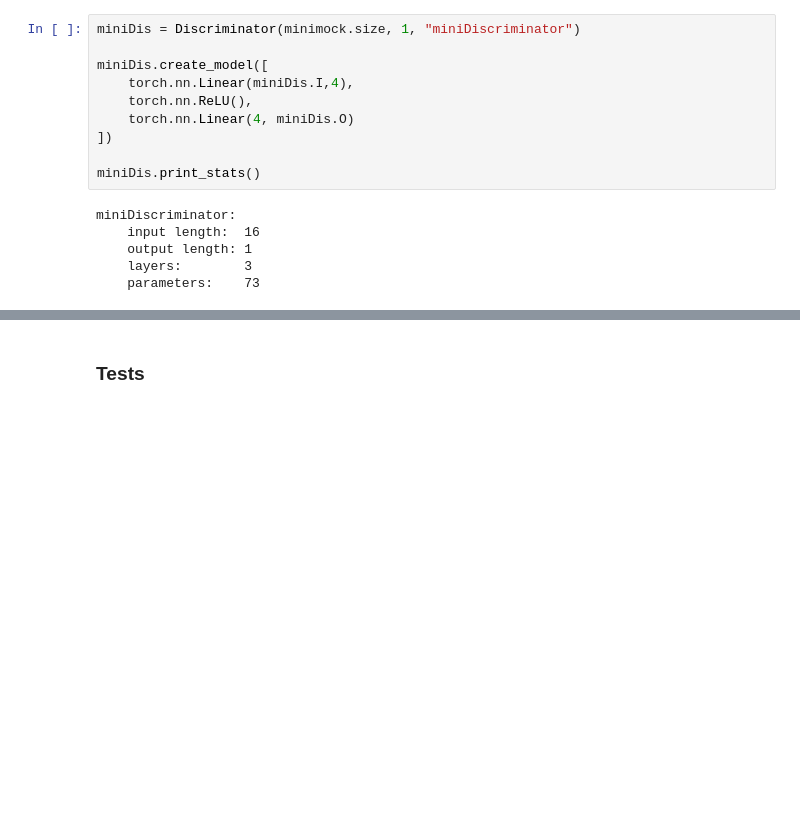
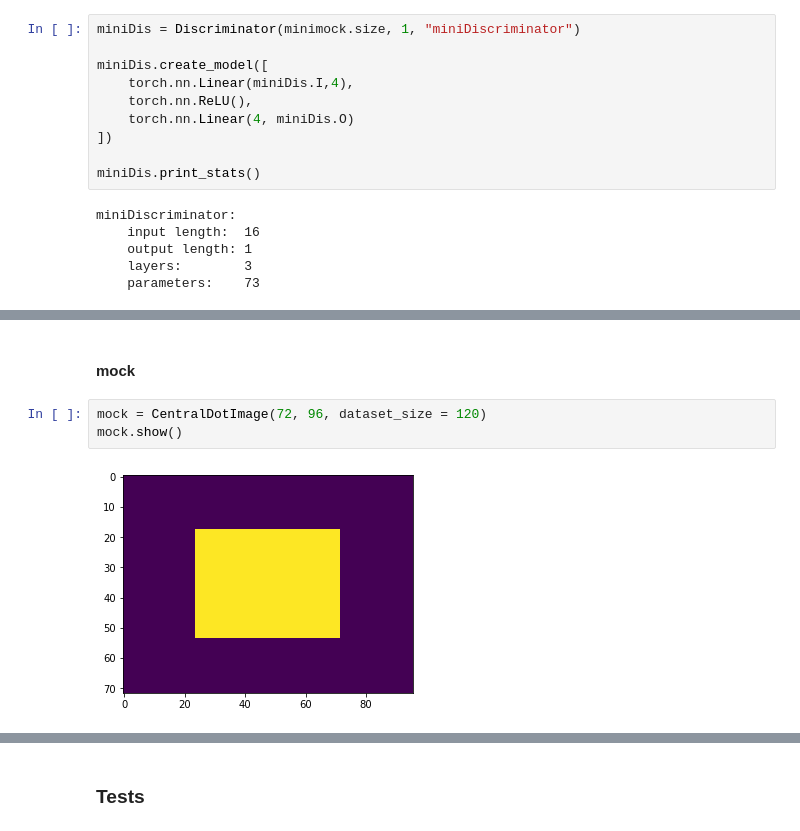
Before and after one commit to iakioh/MusiCAN, a Jupyter notebook: models/scaleGAN.ipynb, the cells around one changed output, grey strips where cells are left out. Cells and saved outputs as stored; diff of their text form; blank space fills up the shorter version.

```diff
--- a/models/scaleGAN.ipynb
+++ b/models/scaleGAN.ipynb
@@ -508,0 +545,7 @@ Prob. that image is real: 42%
+# %% [markdown]
+#### mock
+# %%
+mock = CentralDotImage(72, 96, dataset_size = 120)
+mock.show()
+# %% [output]
+[figure, added]
```
Also changed, not shown: parts of 9 cells of this notebook.
